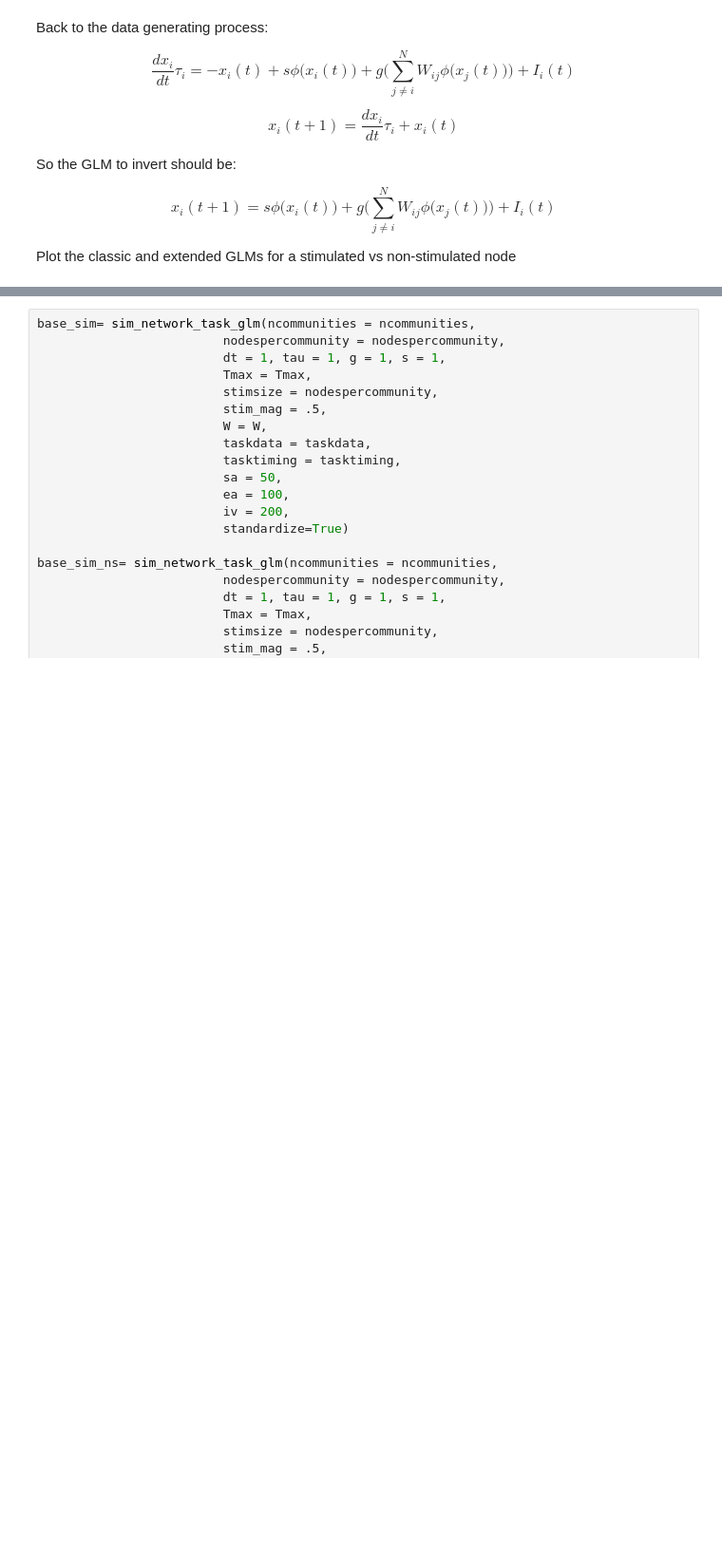
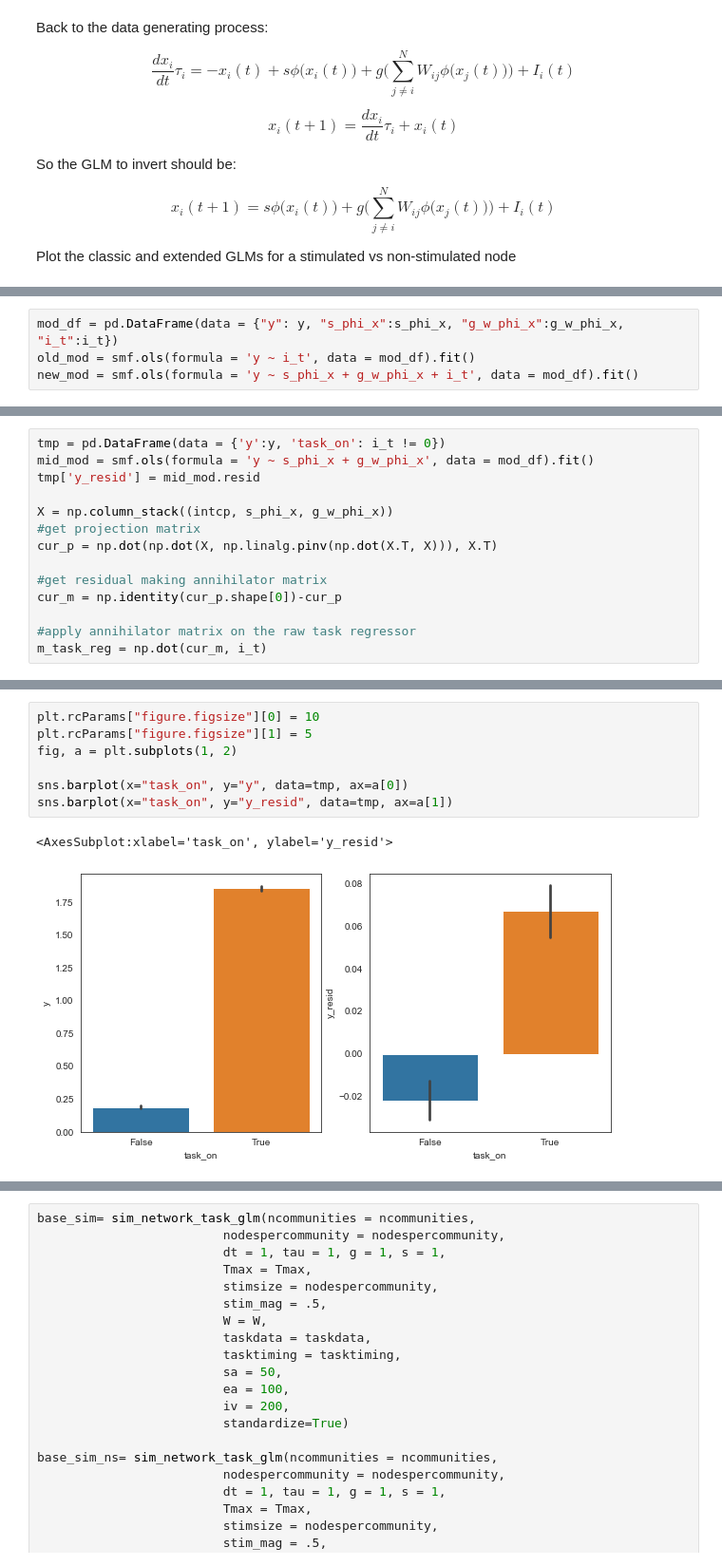
Before and after one commit to zenkavi/NeuralMassModels, a Jupyter notebook: TheoreticalResults/Zenkavi_Simulations/POC_minimal_model.ipynb, the cells around one changed output, grey strips where cells are left out. Shown: that part at 95% size. Saved outputs shown, nothing was run; the diff lists cells and outputs as text; blank space fills up the shorter version.

```diff
--- a/TheoreticalResults/Zenkavi_Simulations/POC_minimal_model.ipynb
+++ b/TheoreticalResults/Zenkavi_Simulations/POC_minimal_model.ipynb
@@ -223,0 +225,4 @@ plt.subplots_adjust(wspace=0.1)
+# %%
+mod_df = pd.DataFrame(data = {"y": y, "s_phi_x":s_phi_x, "g_w_phi_x":g_w_phi_x, "i_t":i_t})
+old_mod = smf.ols(formula = 'y ~ i_t', data = mod_df).fit()
+new_mod = smf.ols(formula = 'y ~ s_phi_x + g_w_phi_x + i_t', data = mod_df).fit()
@@ -223,0 +247,14 @@ plt.subplots_adjust(wspace=0.1)
+# %%
+tmp = pd.DataFrame(data = {'y':y, 'task_on': i_t != 0})
+mid_mod = smf.ols(formula = 'y ~ s_phi_x + g_w_phi_x', data = mod_df).fit()
+tmp['y_resid'] = mid_mod.resid
+
+X = np.column_stack((intcp, s_phi_x, g_w_phi_x))
+#get projection matrix
+cur_p = np.dot(np.dot(X, np.linalg.pinv(np.dot(X.T, X))), X.T)
+
+#get residual making annihilator matrix
+cur_m = np.identity(cur_p.shape[0])-cur_p
+
+#apply annihilator matrix on the raw task regressor
+m_task_reg = np.dot(cur_m, i_t)
@@ -223,0 +268,10 @@ plt.subplots_adjust(wspace=0.1)
+# %%
+plt.rcParams["figure.figsize"][0] = 10
+plt.rcParams["figure.figsize"][1] = 5
+fig, a = plt.subplots(1, 2)
+
+sns.barplot(x="task_on", y="y", data=tmp, ax=a[0])
+sns.barplot(x="task_on", y="y_resid", data=tmp, ax=a[1])
+# %% [output]
+<AxesSubplot:xlabel='task_on', ylabel='y_resid'>
+[figure, added]
```
Also changed, not shown: parts of 13 cells of this notebook.
